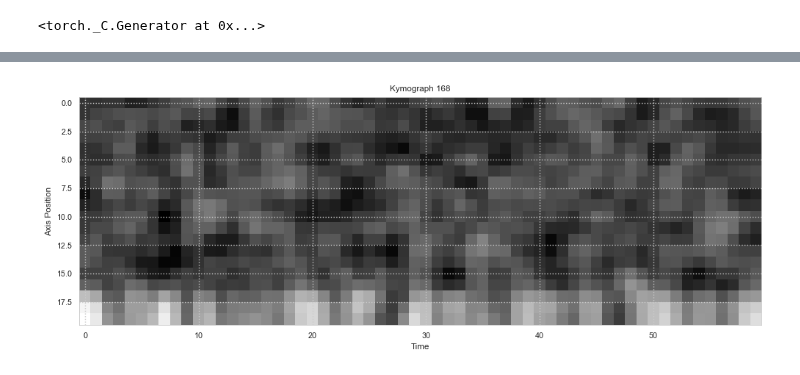
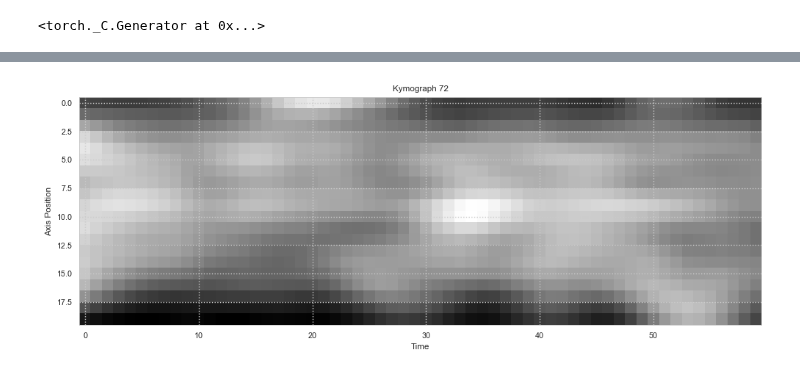
Before and after one commit to jstickelmaier/wonglab-capstone, a Jupyter notebook: DotsTorch/VAE_JC.ipynb, the cells around one changed output, grey strips where cells are left out. Cells and saved outputs as stored; diff of their text form; code cells hidden in the pictures.

```diff
--- a/DotsTorch/VAE_JC.ipynb
+++ b/DotsTorch/VAE_JC.ipynb
@@ -387,6 +399,6 @@ def plot_index(index, data):
     plt.tight_layout()
     plt.show()
 # %%
-plot_index(168, dataset)
+plot_index(72, dataset)
 # %% [output]
-[figure, old version]
+[figure, new version]
```
Also changed, not shown: parts of 7 cells of this notebook.
